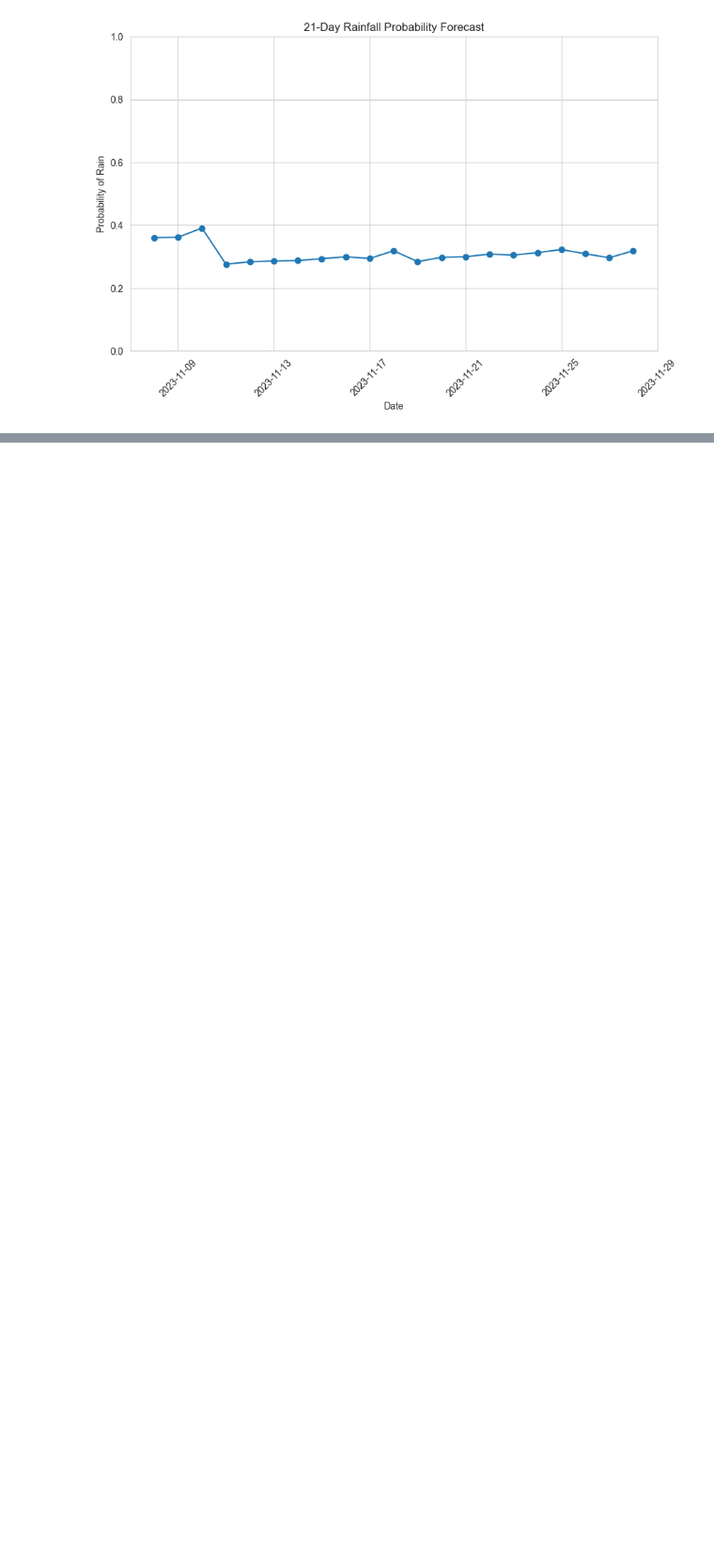
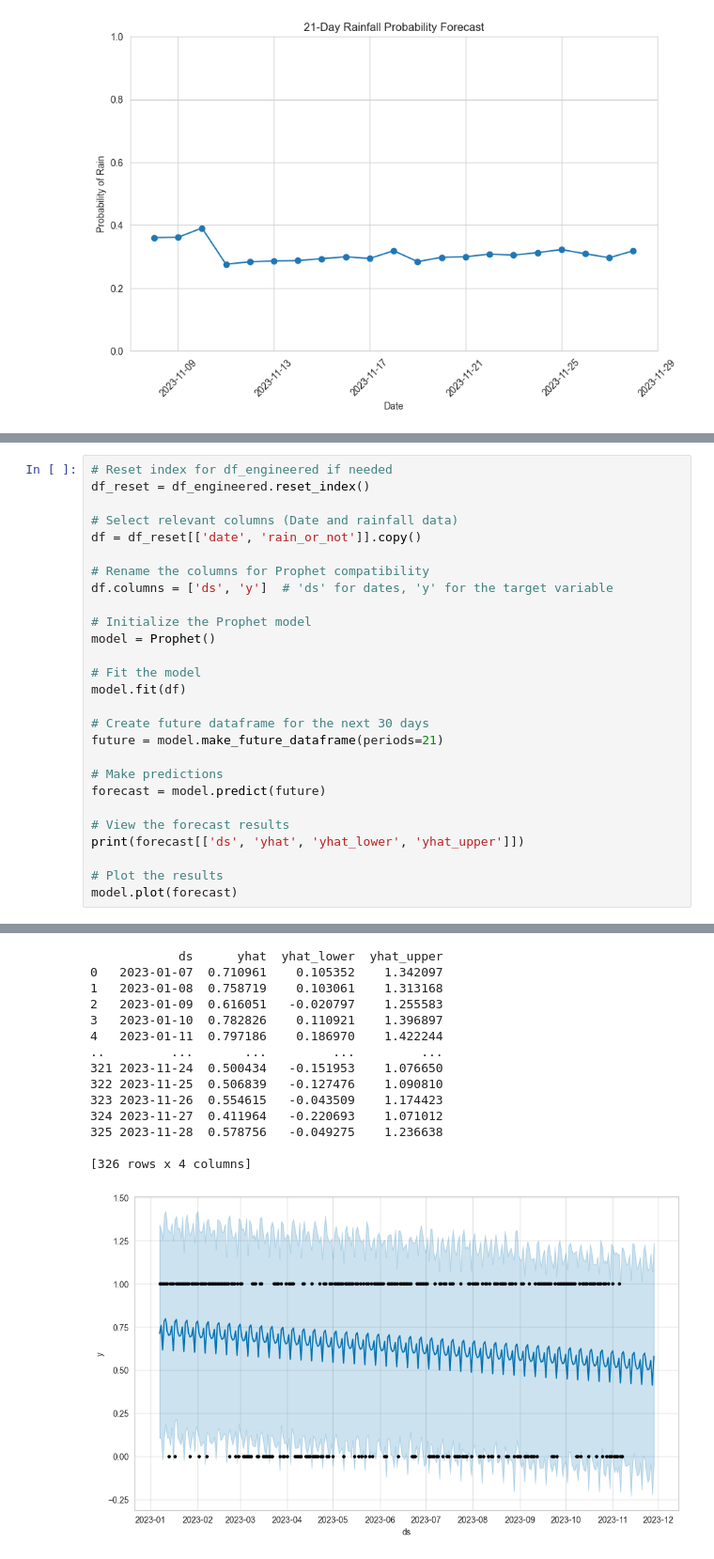
Before and after one commit to subhanu-dev/Agri-timeseries, a Jupyter notebook: agri_timeseries_task1.ipynb, the cells around one changed output, grey strips where cells are left out. Shown at 94% size. Cells and saved outputs as stored; diff of their text form; blank space fills up the shorter version.

```diff
--- a/agri_timeseries_task1.ipynb
+++ b/agri_timeseries_task1.ipynb
@@ -1220,0 +1285,28 @@ plt.show()
+# %%
+# Reset index for df_engineered if needed
+df_reset = df_engineered.reset_index()
+
+# Select relevant columns (Date and rainfall data)
+df = df_reset[['date', 'rain_or_not']].copy()
+
+# Rename the columns for Prophet compatibility
+df.columns = ['ds', 'y']  # 'ds' for dates, 'y' for the target variable
+
+# Initialize the Prophet model
+model = Prophet()
+
+# Fit the model
+model.fit(df)
+
+# Create future dataframe for the next 30 days
+future = model.make_future_dataframe(periods=21)
+
+# Make predictions
+forecast = model.predict(future)
+
+# View the forecast results
+print(forecast[['ds', 'yhat', 'yhat_lower', 'yhat_upper']])
+
+# Plot the results
+model.plot(forecast)
+# %% [output]
@@ -1220,0 +1315,15 @@ plt.show()
+            ds      yhat  yhat_lower  yhat_upper
+0   2023-01-07  0.710961    0.105352    1.342097
+1   2023-01-08  0.758719    0.103061    1.313168
+2   2023-01-09  0.616051   -0.020797    1.255583
+3   2023-01-10  0.782826    0.110921    1.396897
+4   2023-01-11  0.797186    0.186970    1.422244
+..         ...       ...         ...         ...
+321 2023-11-24  0.500434   -0.151953    1.076650
+322 2023-11-25  0.506839   -0.127476    1.090810
+323 2023-11-26  0.554615   -0.043509    1.174423
+324 2023-11-27  0.411964   -0.220693    1.071012
+325 2023-11-28  0.578756   -0.049275    1.236638
+
+[326 rows x 4 columns]
+[figure, added]
```
Also changed, not shown: parts of 33 cells of this notebook.
